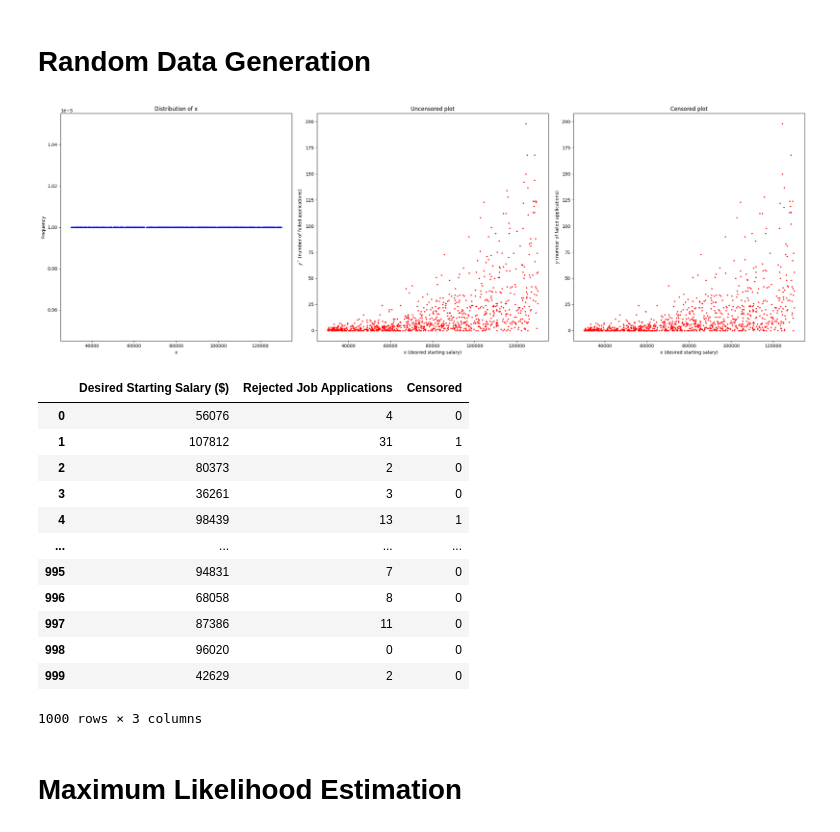
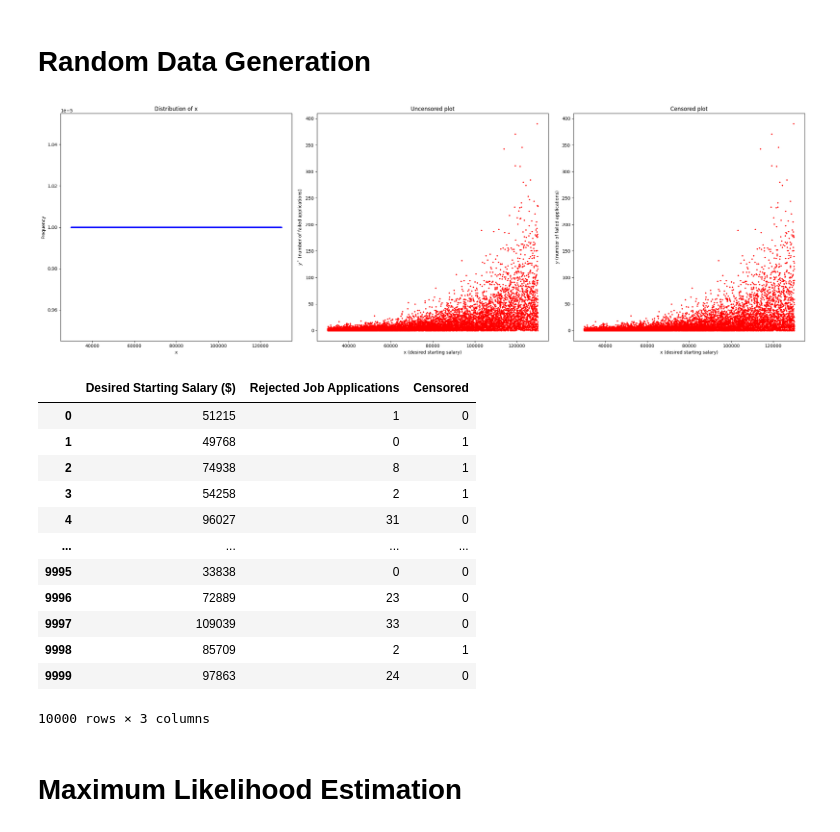
Before and after one commit to mraystaf/Econ588Project, a Jupyter notebook: NegativeBinomial_Likelihood.ipynb, the cells around one changed output. Saved outputs shown, nothing was run; the diff lists cells and outputs as text; code cells hidden in the pictures.

```diff
--- a/NegativeBinomial_Likelihood.ipynb
+++ b/NegativeBinomial_Likelihood.ipynb
@@ -12,27 +9,27 @@ import scipy.linalg as la
 # %% [markdown]
 # Random Data Generation
 # %%
-n = 1000
+n = 10000
 true_beta = np.array([1, -4e-5])
 
 randomData = NBinomRandomDataGenerator(size=n, x_distribution='uniform', beta=true_beta)
 data = randomData.createVaryingCensoredData(generate_plots=True)
 data
 # %% [output]
-[figure, old version]
+[figure, new version]
 |  | Desired Starting Salary ($) | Rejected Job Applications | Censored |
-| 0 | 56076 | 4 | 0 |
-| 1 | 107812 | 31 | 1 |
-| 2 | 80373 | 2 | 0 |
-| 3 | 36261 | 3 | 0 |
-| 4 | 98439 | 13 | 1 |
+| 0 | 51215 | 1 | 0 |
+| 1 | 49768 | 0 | 1 |
+| 2 | 74938 | 8 | 1 |
+| 3 | 54258 | 2 | 1 |
+| 4 | 96027 | 31 | 0 |
 | ... | ... | ... | ... |
-| 995 | 94831 | 7 | 0 |
-| 996 | 68058 | 8 | 0 |
-| 997 | 87386 | 11 | 0 |
-| 998 | 96020 | 0 | 0 |
-| 999 | 42629 | 2 | 0 |
+| 9995 | 33838 | 0 | 0 |
+| 9996 | 72889 | 23 | 0 |
+| 9997 | 109039 | 33 | 0 |
+| 9998 | 85709 | 2 | 1 |
+| 9999 | 97863 | 24 | 0 |
-1000 rows × 3 columns
+10000 rows × 3 columns
 # %%
 # Organize data
 x = data["Desired Starting Salary ($)"]
```
Also changed, not shown: parts of 12 cells of this notebook.
